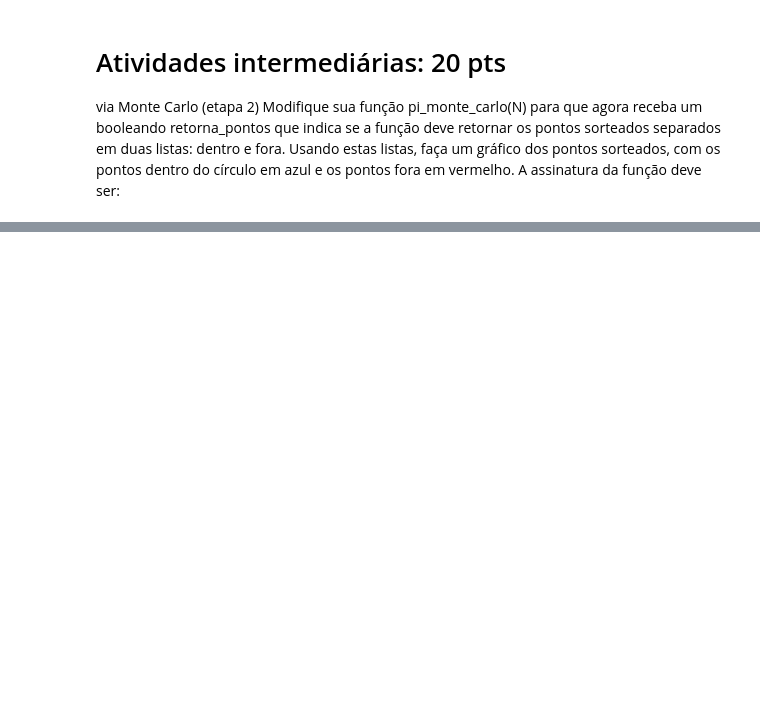
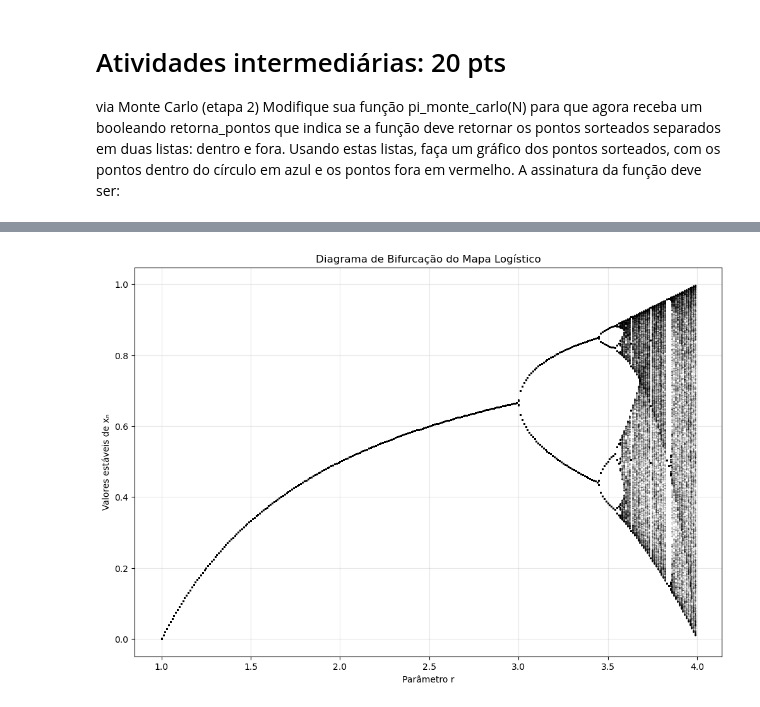
Before and after one commit to marianasenuke/testevscode2, a Jupyter notebook: teste.ipynb, the cells around one changed output, grey strips where cells are left out. Saved outputs shown, nothing was run; the diff lists cells and outputs as text; code cells hidden in the pictures; blank space fills up the shorter version.

```diff
--- a/teste.ipynb
+++ b/teste.ipynb
@@ -129,0 +367,38 @@ plt.show()
+# %%
+#caos  e fractais etapa 2:
+import numpy as np
+import matplotlib.pyplot as plt
+
+def mapa_logistico(r, x0, N):
+    """
+    Calcula a evolução do mapa logístico xn+1 = r * xn * (1 - xn)
+    """
+    xn = np.zeros(N+1)
+    xn[0] = x0
+    for n in range(N):
+        xn[n+1] = r * xn[n] * (1 - xn[n])
+    return xn
+
+# Parâmetros da simulação
+N = 2000  # Número total de iterações
+M = 1000   # Número de pontos a serem plotados (últimos M)
+x0 = 0.5   # Condição inicial
+
+# Configuração do gráfico
+plt.figure(figsize=(12, 8))
+plt.title("Diagrama de Bifurcação do Mapa Logístico")
+plt.xlabel("Parâmetro r")
+plt.ylabel("Valores estáveis de xₙ")
+plt.grid(True, alpha=0.3)
+
+# Loop sobre os valores de r
+for r in np.arange(1.0, 4.01, 0.01):  # Passo de 0.01 para melhor resolução
+    # Calcular a trajetória
+    xn = mapa_logistico(r, x0, N)
+
+    # Plotar os últimos M pontos
+    plt.plot(r * np.ones(M), xn[-M:], 'k.', markersize=0.5, alpha=0.5)
+
+plt.show()
+# %% [output]
+[figure, added]
```
Also changed, not shown: parts of 8 cells of this notebook.
